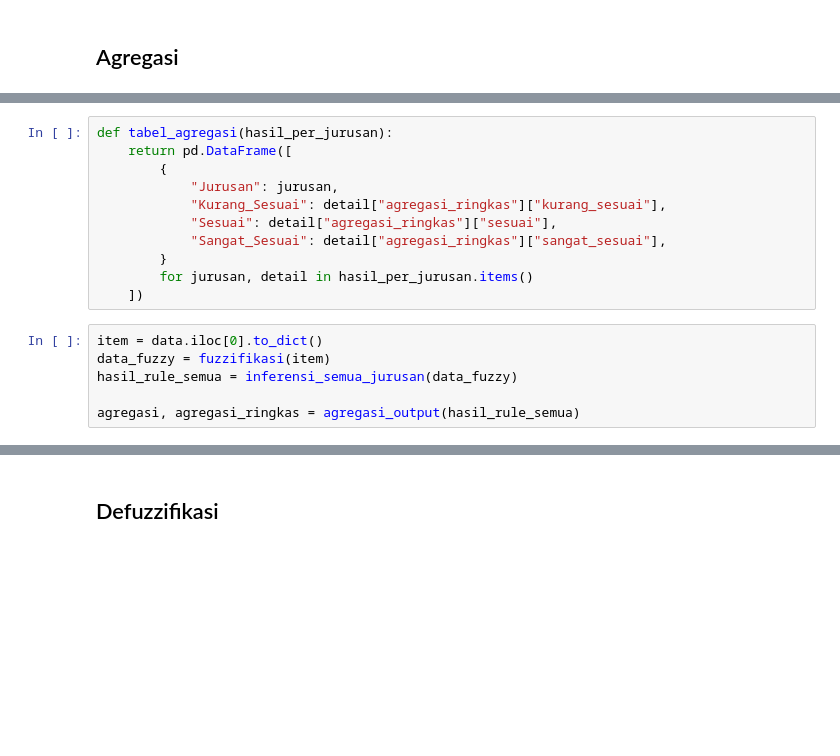
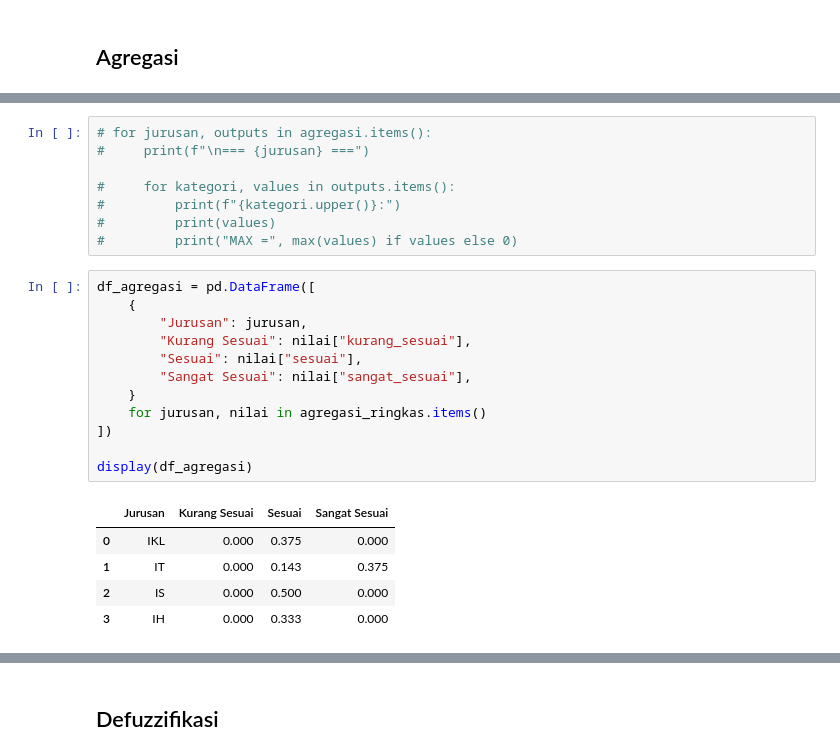
Before and after one commit to nazmeh/python_fpm, a Jupyter notebook: index.ipynb, the cells around one changed output, grey strips where cells are left out. Cells and saved outputs as stored; diff of their text form; blank space fills up the shorter version.

```diff
--- a/index.ipynb
+++ b/index.ipynb
@@ -500,20 +511,29 @@ def agregasi_output(hasil_rule):
 
     return agregasi, agregasi_ringkas
 # %%
-def tabel_agregasi(hasil_per_jurusan):
-    return pd.DataFrame([
-        {
-            "Jurusan": jurusan,
-            "Kurang_Sesuai": detail["agregasi_ringkas"]["kurang_sesuai"],
-            "Sesuai": detail["agregasi_ringkas"]["sesuai"],
-            "Sangat_Sesuai": detail["agregasi_ringkas"]["sangat_sesuai"],
-        }
-        for jurusan, detail in hasil_per_jurusan.items()
-    ])
+# for jurusan, outputs in agregasi.items():
+#     print(f"\n=== {jurusan} ===")
+
+#     for kategori, values in outputs.items():
+#         print(f"{kategori.upper()}:")
+#         print(values)
+#         print("MAX =", max(values) if values else 0)
 # %%
-item = data.iloc[0].to_dict()
-data_fuzzy = fuzzifikasi(item)
-hasil_rule_semua = inferensi_semua_jurusan(data_fuzzy)
+df_agregasi = pd.DataFrame([
+    {
+        "Jurusan": jurusan,
+        "Kurang Sesuai": nilai["kurang_sesuai"],
+        "Sesuai": nilai["sesuai"],
+        "Sangat Sesuai": nilai["sangat_sesuai"],
+    }
+    for jurusan, nilai in agregasi_ringkas.items()
+])
 
-agregasi, agregasi_ringkas = agregasi_output(hasil_rule_semua)
+display(df_agregasi)
+# %% [output]
+|  | Jurusan | Kurang Sesuai | Sesuai | Sangat Sesuai |
+| 0 | IKL | 0.000 | 0.375 | 0.000 |
+| 1 | IT | 0.000 | 0.143 | 0.375 |
+| 2 | IS | 0.000 | 0.500 | 0.000 |
+| 3 | IH | 0.000 | 0.333 | 0.000 |
 # %%
```
Also changed, not shown: parts of 7 cells of this notebook.
